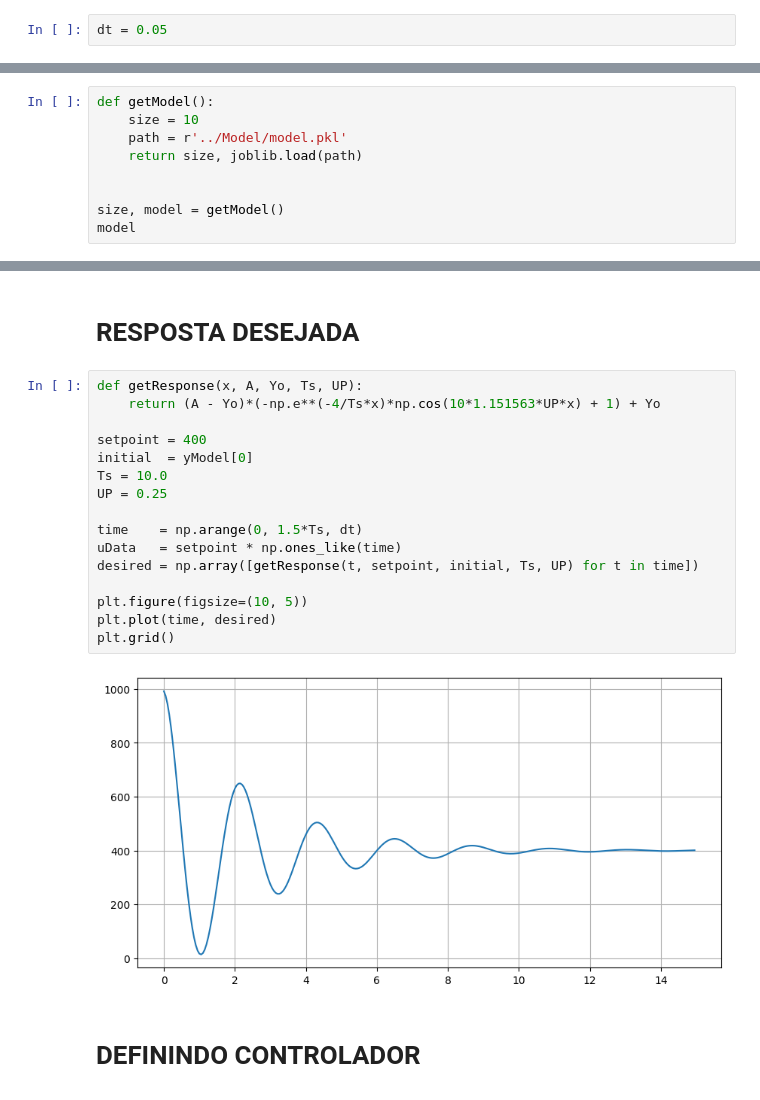
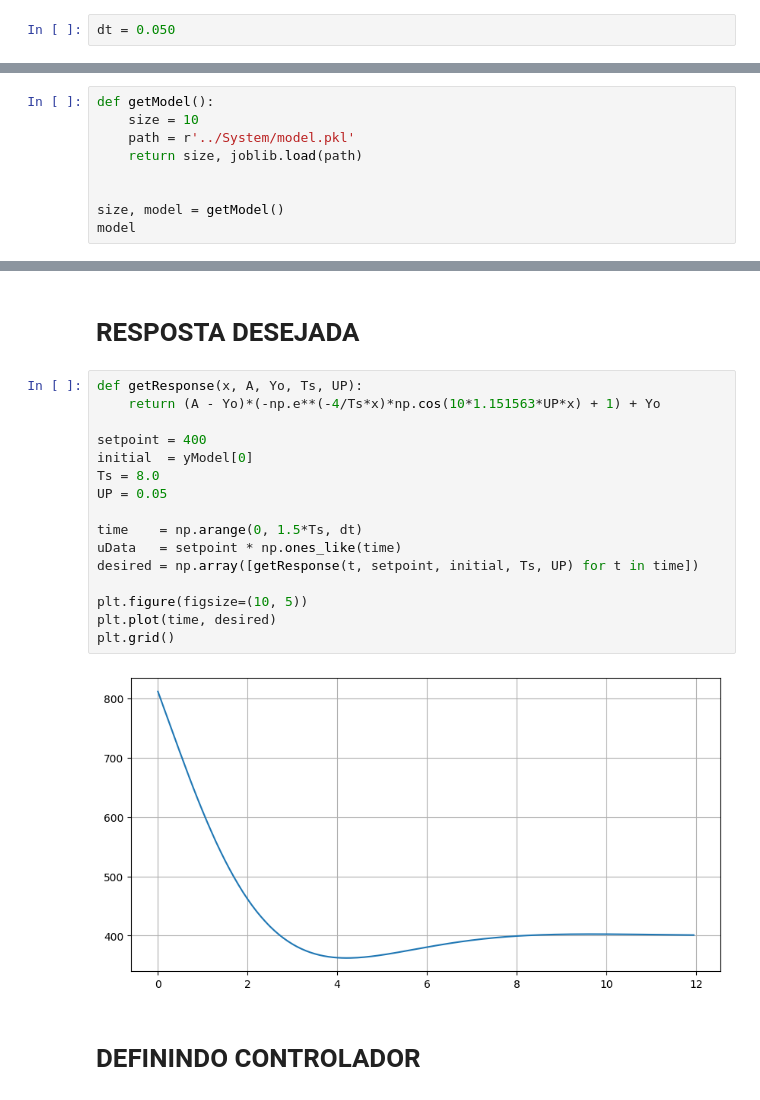
Before and after one commit to KlaussMarchi/PyTrole, a Jupyter notebook: IA/Control/Model.ipynb, the cells around one changed output, grey strips where cells are left out. Drawn from its saved outputs; the diff is of its cells as text.

```diff
--- a/IA/Control/Model.ipynb
+++ b/IA/Control/Model.ipynb
@@ -5,13 +5,13 @@ import numpy as np
 import control as ctl
 import joblib
 # %%
-dt = 0.05
+dt = 0.050
 # %% [markdown]
 # IMPORTANDO MODELO
 # %%
 def getModel():
     size = 10
-    path = r'../Model/model.pkl'
+    path = r'../System/model.pkl'
     return size, joblib.load(path)
 
 
@@ -83,21 +83,21 @@ plt.show()
 # %%
 def getResponse(x, A, Yo, Ts, UP):
     return (A - Yo)*(-np.e**(-4/Ts*x)*np.cos(10*1.151563*UP*x) + 1) + Yo
 
 setpoint = 400
 initial  = yModel[0]
-Ts = 10.0
-UP = 0.25
+Ts = 8.0
+UP = 0.05
 
 time    = np.arange(0, 1.5*Ts, dt)
 uData   = setpoint * np.ones_like(time)
 desired = np.array([getResponse(t, setpoint, initial, Ts, UP) for t in time])
 
 plt.figure(figsize=(10, 5))
 plt.plot(time, desired)
 plt.grid()
 # %% [output]
-[figure, old version]
+[figure, new version]
 # %% [markdown]
 # DEFININDO CONTROLADOR
 # %%
```
Also changed, not shown: parts of 6 cells of this notebook, 9 other files.
